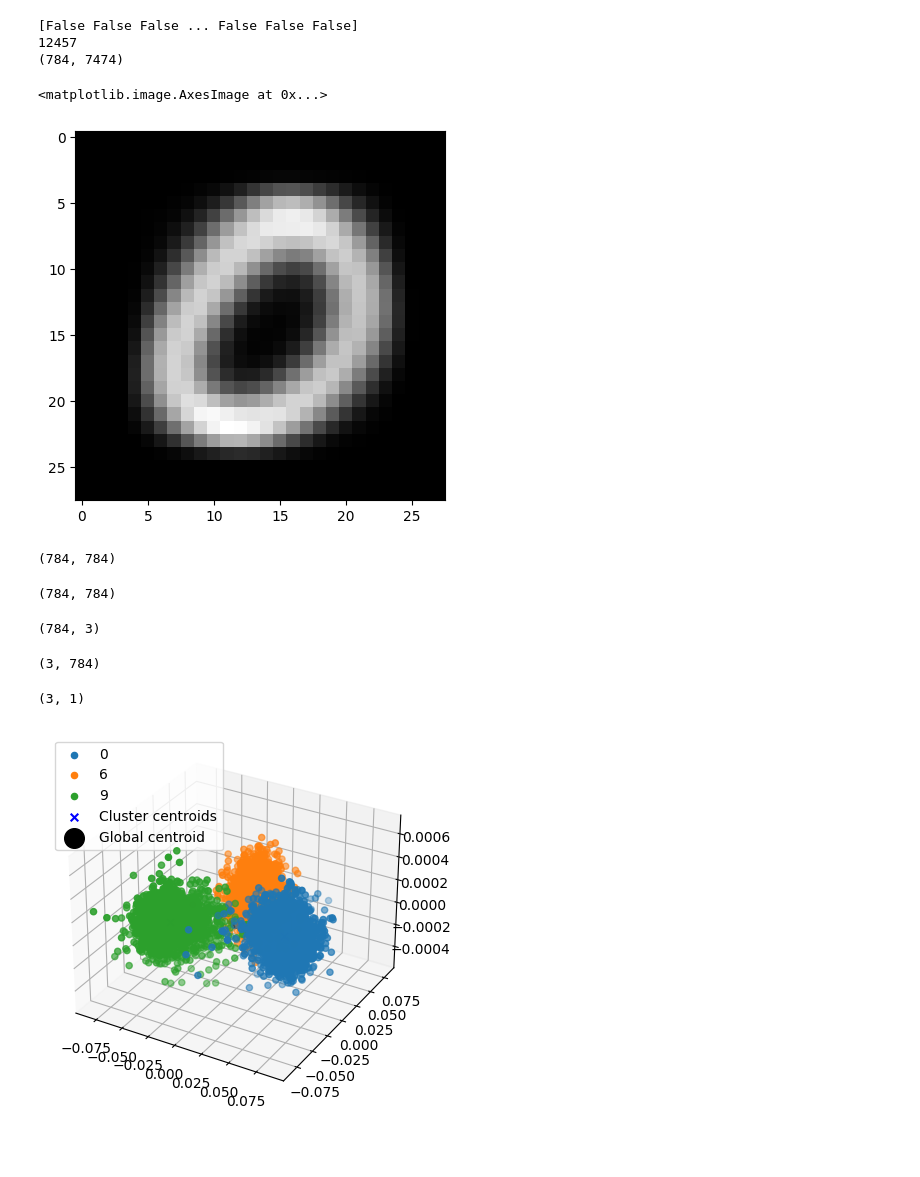
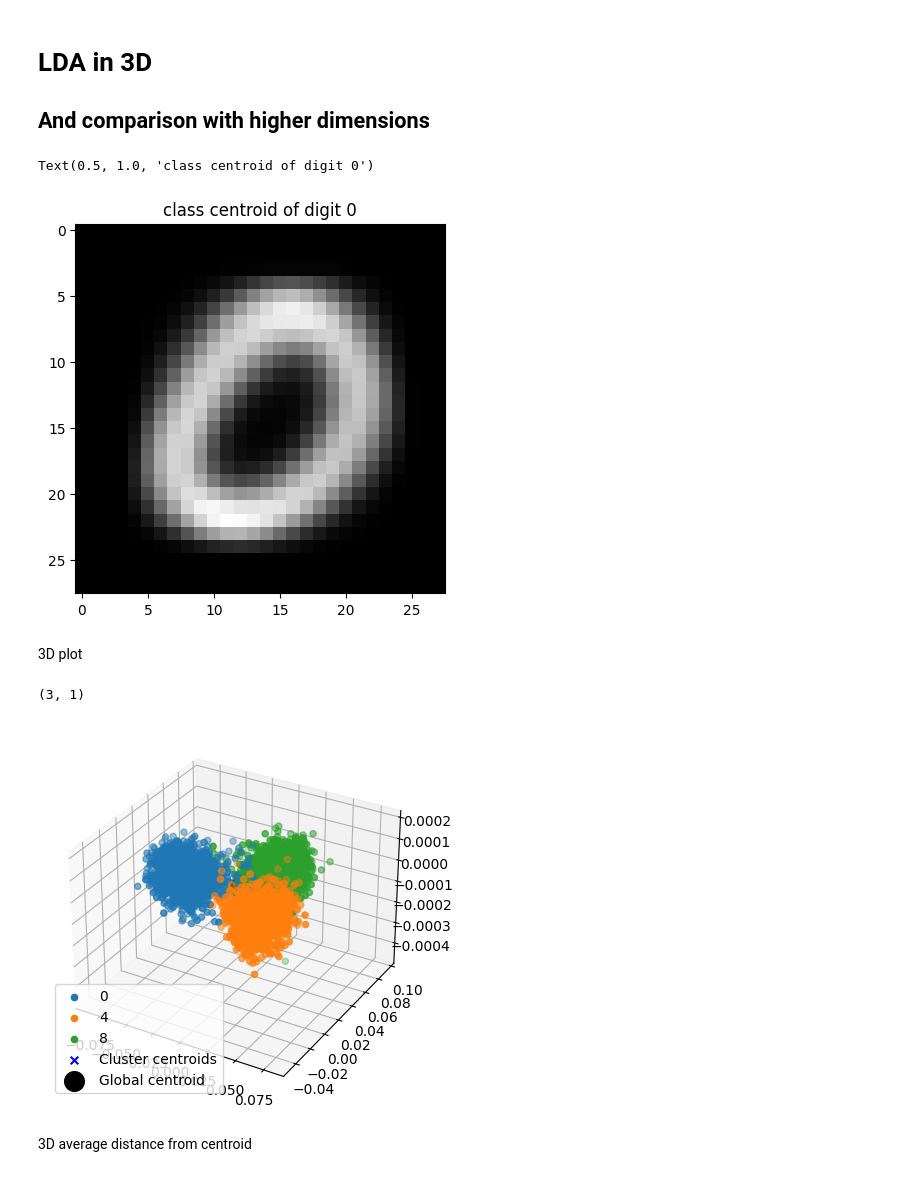
Before and after one commit to danielenapo/AI_unibo, a Jupyter notebook: Maths4ML/Oral_homeworks/2/LDA_3D.ipynb, the cells around one changed output. Drawn from its saved outputs; the diff is of its cells as text; code cells hidden in the pictures; blank space fills up the shorter version.

Commit message:
PCA 3D chose digits

```diff
--- a/Maths4ML/Oral_homeworks/2/LDA_3D.ipynb
+++ b/Maths4ML/Oral_homeworks/2/LDA_3D.ipynb
@@ -1,7 +1,12 @@
+# %% [markdown]
+# LDA in 3D
+## And comparison with higher dimensions
 # %%
 import pandas as pd
 import numpy as np
 import matplotlib.pyplot as plt
+# %%
+digits=[0,4,8]
 # %%
 def trainTestSets(X, Y, perc,N):
     trainSize=int(perc*N/100)
@@ -17,17 +22,17 @@ np.random.shuffle(data)
 X=data[:,1:].T
 Y=data[:,0]
 
-i1= (Y==0)
-i2= (Y==6)
-i3= (Y==9)
+i1= (Y==digits[0])
+i2= (Y==digits[1])
+i3= (Y==digits[2])
 X=X[:, i1+i2+i3]
 Y=Y[i1+i2+i3]
 d,N=X.shape
 
 Xtrain, Ytrain, Xtest, Ytest = trainTestSets(X,Y,60,N)
-i1= (Ytrain==0)
-i2= (Ytrain==6)
-i3= (Ytrain==9)
+i1= (Ytrain==digits[0])
+i2= (Ytrain==digits[1])
+i3= (Ytrain==digits[2])
 X1=Xtrain[:, i1]
 X2=Xtrain[:, i2]
 X3=Xtrain[:, i3]
@@ -35,25 +40,21 @@ X3=Xtrain[:, i3]
 Y1=Ytrain[i1]
 Y2=Ytrain[i2]
 Y3=Ytrain[i3]
-# %% [output]
-[False False False ... False False False]
-12457
-(784, 7474)
 # %%
 Xtrain=np.concatenate((X1,X2,X3), axis=1)
 Ytrain=np.concatenate((Y1,Y2,Y3))
 # %%
 C=np.mean(Xtrain, axis=1)
 
 C1=np.mean(X1, axis=1)
 C2=np.mean(X2, axis=1)
 C3=np.mean(X3, axis=1)
 
 plt.imshow(np.reshape(C1,(28,28)), cmap="gray")
-plt.title("class centroid of digit 0")
+plt.title("class centroid of digit "+ str(digits[0]))
 # %% [output]
-<matplotlib.image.AxesImage at 0x...>
+Text(0.5, 1.0, 'class centroid of digit 0')
-[figure, old version]
+[figure, new version]
 # %%
 d=784
 X1c=X1-C1.reshape((d,1))
@@ -71,9 +72,6 @@ Xbar=np.concatenate((Xbar1, Xbar2, Xbar3), axis=1)
 Xbarc=Xbar-C.reshape((d,1))
 
 Sb=Xbarc @ Xbarc.T
-print(Sb.shape)
-# %% [output]
-(784, 784)
 # %%
 try:
     L=np.linalg.cholesky(Sw)
@@ -81,35 +79,29 @@ except:
     epsilon=1e-6
     Sw=Sw+(epsilon*np.eye(Sw.shape[0]))
     L=np.linalg.cholesky(Sw)
-print(L.shape)
-# %% [output]
-(784, 784)
 # %%
 import scipy.sparse.linalg as sp
-k=3
 
-tmp=np.linalg.inv(L)@Sb@L
-v,W=sp.eigs(tmp, k=k)
-W=np.real(W)
-print(W.shape)
+Q_vect=[]
+for k in range(3,30):
+    tmp=np.linalg.inv(L)@Sb@L
+    v,W=sp.eigs(tmp, k=k)
+    W=np.real(W)
+    Q_vect.append(np.linalg.inv(L.T)@W)
-# %% [output]
-(784, 3)
-# %%
-Q=np.linalg.inv(L.T)@W
-print(Q.T.shape)
-# %% [output]
-(3, 784)
+# %% [markdown]
+3D plot
 # %%
-Z=Q.T@Xtrain
+k=3
+Z=np.array(Q_vect[0]).T@Xtrain
 
-Z1=Z[:,Ytrain==0]
-Z2=Z[:,Ytrain==6]
-Z3=Z[:,Ytrain==9]
+Z1=Z[:,Ytrain==digits[0]]
+Z2=Z[:,Ytrain== digits[1]]
+Z3=Z[:,Ytrain== digits[2]]
 fig = plt.figure()
 ax = fig.add_subplot(projection='3d')
-ax.scatter(Z1[0,:], Z1[1,:], Z1[2,:], label="0") #c means color -> we color the data based on the label
-ax.scatter(Z2[0,:], Z2[1,:], Z2[2,:], label="6") #c means color -> we color the data based on the label
-ax.scatter(Z3[0,:], Z3[1,:], Z3[2,:], label="9") #c means color -> we color the data based on the label
+ax.scatter(Z1[0,:], Z1[1,:], Z1[2,:], label=digits[0])
+ax.scatter(Z2[0,:], Z2[1,:], Z2[2,:], label=digits[1])
+ax.scatter(Z3[0,:], Z3[1,:], Z3[2,:], label=digits[2])
 
 C1z=np.mean(Z1, axis=1).reshape(k,1)
 C2z=np.mean(Z2, axis=1).reshape(k,1)
@@ -117,15 +109,14 @@ C3z=np.mean(Z3, axis=1).reshape(k,1)
 Cz=np.mean(Z, axis=1).reshape(k,1)
 print(C1z.shape)
 
-ax.scatter(C1z[0], C1z[1], C1z[2], c="blue",s=30, marker="x", label="Cluster centroids")
-ax.scatter(C2z[0], C2z[1], C2z[2], c="blue",s=30, marker="x")
-ax.scatter(C3z[0], C3z[1], C3z[2], c="blue",s=30, marker="x")
 ax.scatter(Cz[0], Cz[1], Cz[2], c="black",s=200, marker="o", label="Global centroid")
 plt.legend()
 plt.show()
 # %% [output]
 (3, 1)
-[figure, old version]
+[figure, new version]
+# %% [markdown]
+3D average distance from centroid
 # %%
 D1=[]
 for i in range(Z1.shape[1]):
```
Also changed, not shown: parts of 5 cells of this notebook, 2 other files.
